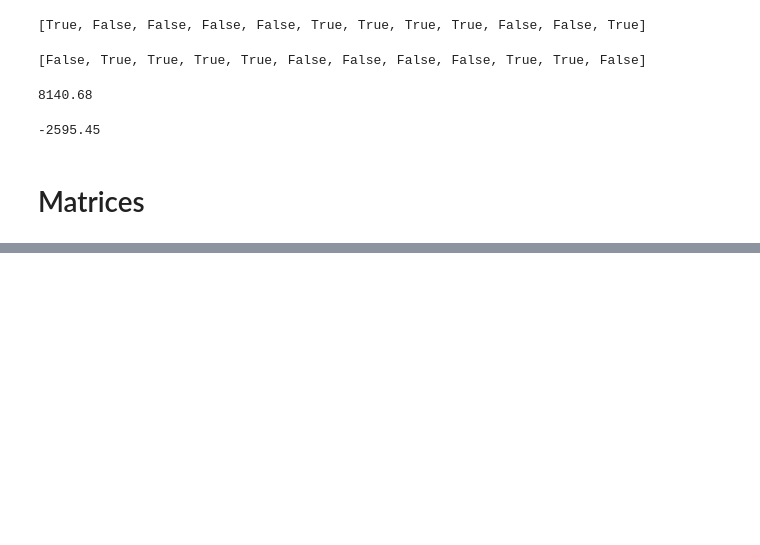
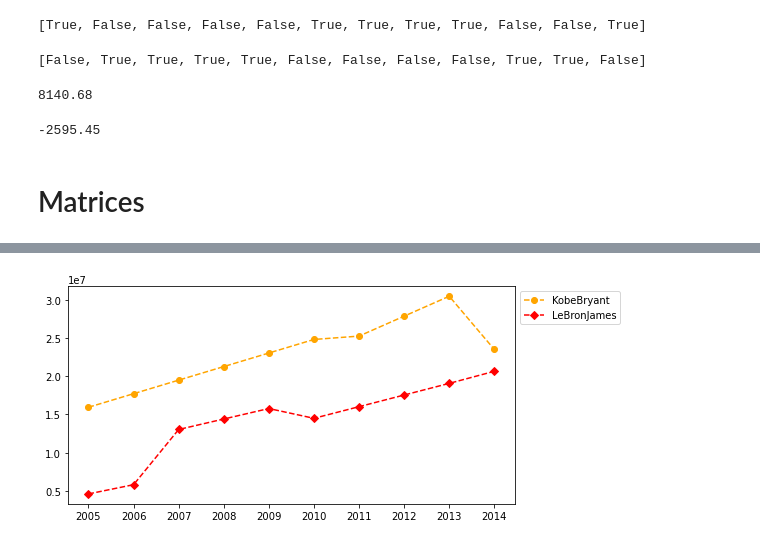
Before and after one commit to sancara/python-a-z, a Jupyter notebook: Exercises.ipynb, the cells around one changed output, grey strips where cells are left out. Saved outputs shown, nothing was run; the diff lists cells and outputs as text; code cells hidden in the pictures; blank space fills up the shorter version.

```diff
--- a/Exercises.ipynb
+++ b/Exercises.ipynb
@@ -97,0 +308,8 @@ worst_month
+# %%
+plt.plot(Salary[0], c="Orange", ls="--", marker="o", label=Players[0])
+plt.plot(Salary[Pdict["LeBronJames"]], c="red", ls="--", marker="D", label=Players[Pdict['LeBronJames']])
+plt.legend(loc="upper left", bbox_to_anchor=(1,1))
+plt.xticks(list(range(0,10)), Seasons, rotation='horizontal')
+plt.show()
+# %% [output]
+[figure, added]
```
Also changed, not shown: parts of 11 cells of this notebook.
